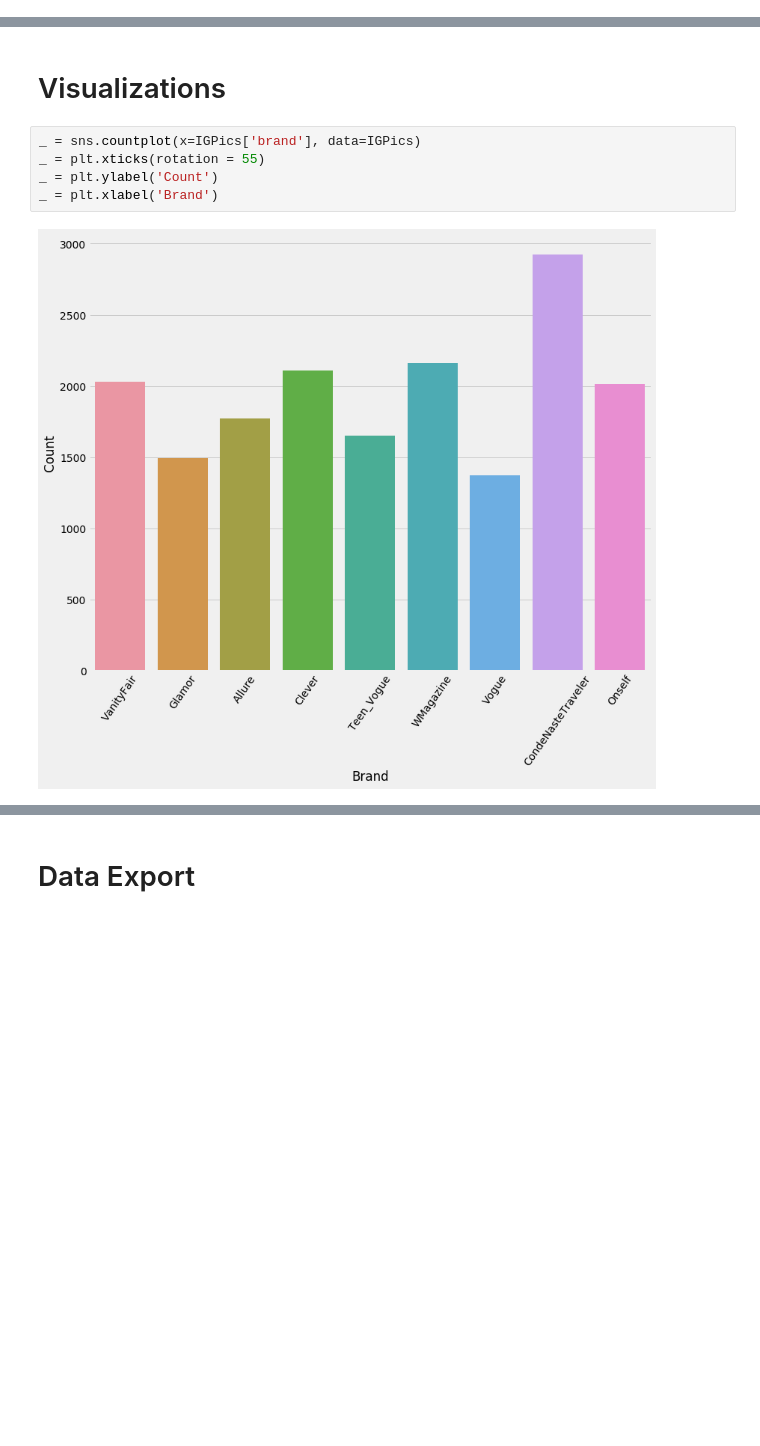
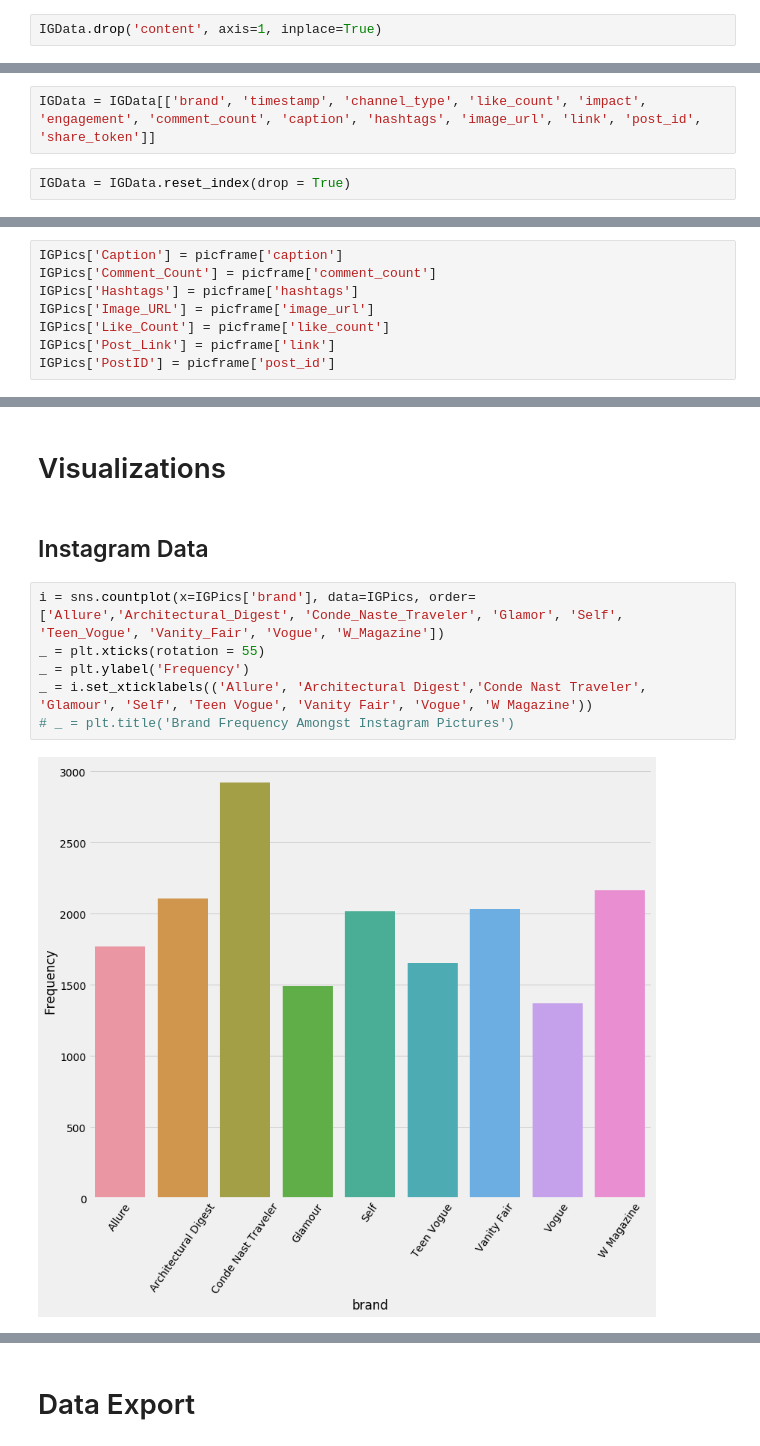
Before and after one commit to smasschelin/GA-TrackMaven-03, a Jupyter notebook: Steves_InstagramEDA.ipynb, the cells around one changed output, grey strips where cells are left out. Saved outputs shown, nothing was run; the diff lists cells and outputs as text; blank space fills up the shorter version.

```diff
--- a/Steves_InstagramEDA.ipynb
+++ b/Steves_InstagramEDA.ipynb
@@ -119,0 +177,2 @@ sum([instacontent[i].keys() != instacontent[0].keys() for i in range(len(instaco
+# %%
+IGData.drop('content', axis=1, inplace=True)
@@ -120,3 +184,7 @@ sum([instacontent[i].keys() != instacontent[0].keys() for i in range(len(instaco
+# %%
+IGData = IGData[['brand', 'timestamp', 'channel_type', 'like_count', 'impact', 'engagement', 'comment_count', 'caption', 'hashtags', 'image_url', 'link', 'post_id', 'share_token']]
+# %%
+IGData = IGData.reset_index(drop = True)
 # %% [markdown]
 ## Splitting Instagram data into seperate image and video frames
 # %%
@@ -185 +235,9 @@ IGData.reset_index(drop=True, inplace=True)
 IGPics.reset_index(drop=True, inplace=True)
+# %%
+IGPics['Caption'] = picframe['caption']
+IGPics['Comment_Count'] = picframe['comment_count']
+IGPics['Hashtags'] = picframe['hashtags']
+IGPics['Image_URL'] = picframe['image_url']
+IGPics['Like_Count'] = picframe['like_count']
+IGPics['Post_Link'] = picframe['link']
+IGPics['PostID'] = picframe['post_id']
@@ -256,9 +333,12 @@ IGPics.head()
 # %% [markdown]
 # Visualizations
+# %% [markdown]
+## Instagram Data
 # %%
-_ = sns.countplot(x=IGPics['brand'], data=IGPics)
+i = sns.countplot(x=IGPics['brand'], data=IGPics, order=['Allure','Architectural_Digest', 'Conde_Naste_Traveler', 'Glamor', 'Self', 'Teen_Vogue', 'Vanity_Fair', 'Vogue', 'W_Magazine'])
 _ = plt.xticks(rotation = 55)
-_ = plt.ylabel('Count')
-_ = plt.xlabel('Brand')
+_ = plt.ylabel('Frequency')
+_ = i.set_xticklabels(('Allure', 'Architectural Digest','Conde Nast Traveler', 'Glamour', 'Self', 'Teen Vogue', 'Vanity Fair', 'Vogue', 'W Magazine'))
+# _ = plt.title('Brand Frequency Amongst Instagram Pictures')
 # %% [output]
-[figure, old version]
+[figure, new version]
```
Also changed, not shown: parts of 71 cells of this notebook.
